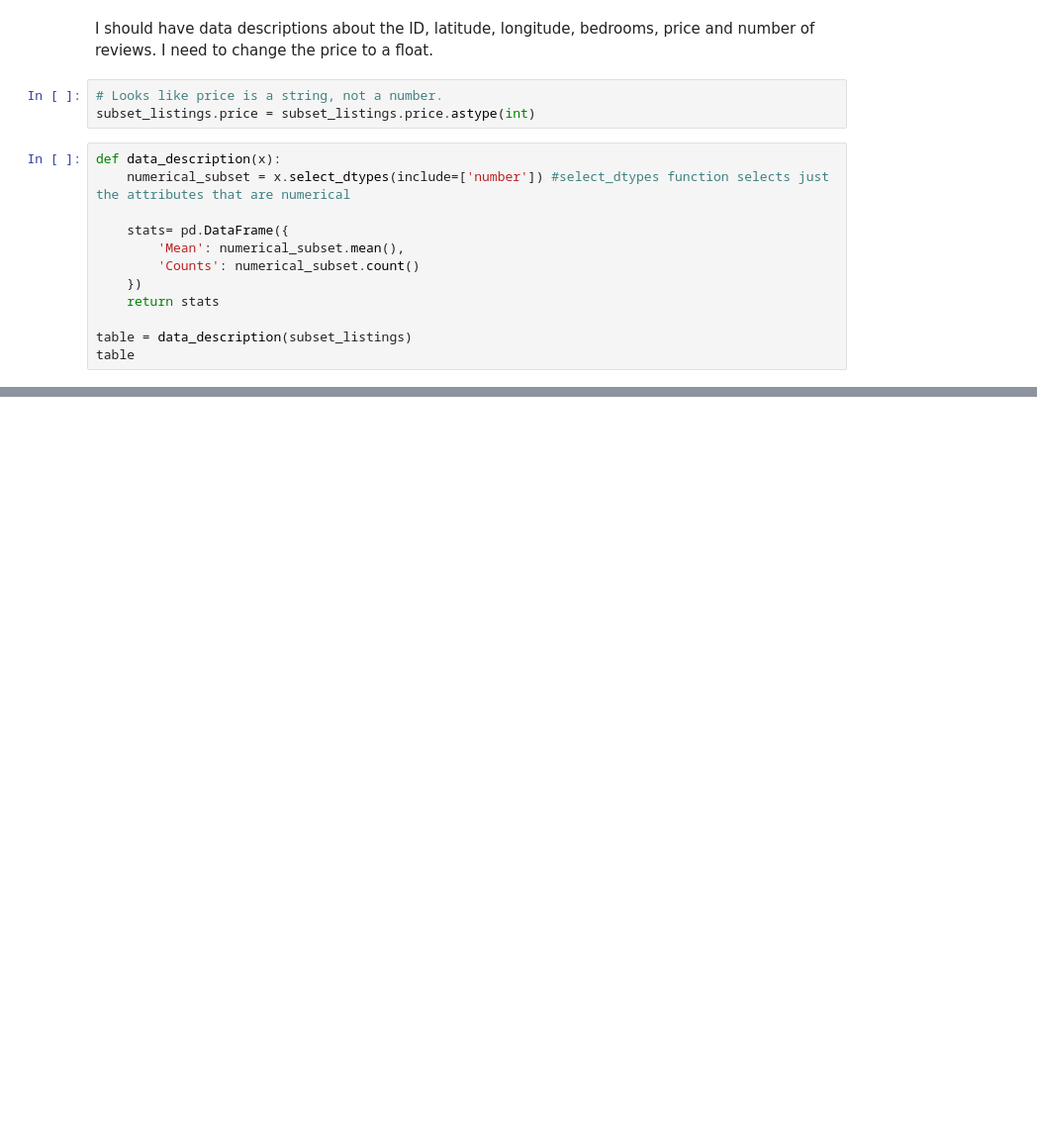
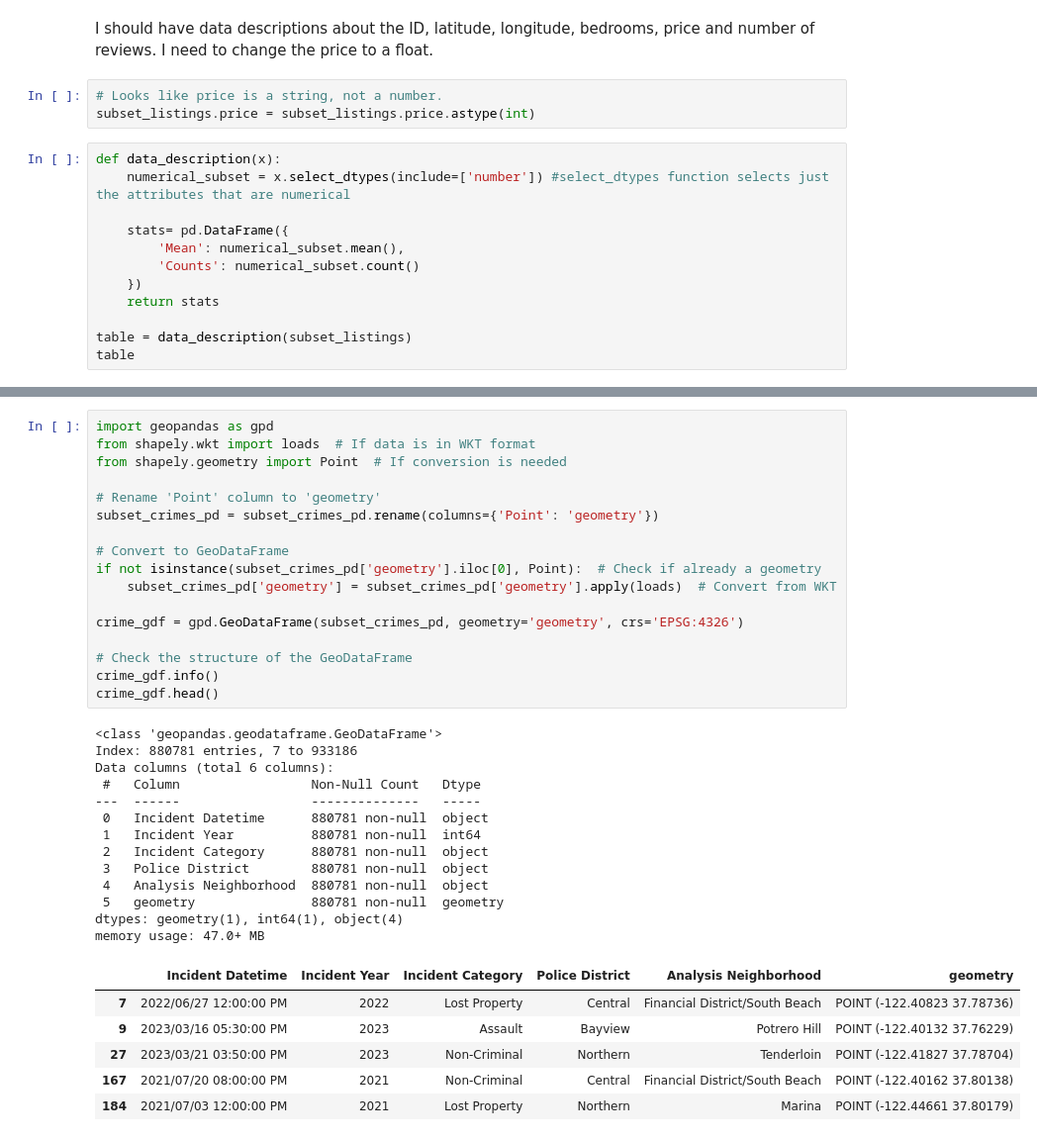
Before and after one commit to ejarrettt/Lab-Assignment-1, a Jupyter notebook: UA_Assignment_1.ipynb, the cells around one changed output, grey strips where cells are left out. Shown at 99% size. Cells and saved outputs as stored; diff of their text form; blank space fills up the shorter version.

```diff
--- a/UA_Assignment_1.ipynb
+++ b/UA_Assignment_1.ipynb
@@ -770,0 +899,37 @@ Now is your turn to find, read, process and then make a comprehensive descriptiv
+# %%
+import geopandas as gpd
+from shapely.wkt import loads  # If data is in WKT format
+from shapely.geometry import Point  # If conversion is needed
+
+# Rename 'Point' column to 'geometry'
+subset_crimes_pd = subset_crimes_pd.rename(columns={'Point': 'geometry'})
+
+# Convert to GeoDataFrame
+if not isinstance(subset_crimes_pd['geometry'].iloc[0], Point):  # Check if already a geometry
+    subset_crimes_pd['geometry'] = subset_crimes_pd['geometry'].apply(loads)  # Convert from WKT
+
+crime_gdf = gpd.GeoDataFrame(subset_crimes_pd, geometry='geometry', crs='EPSG:4326')
+
+# Check the structure of the GeoDataFrame
+crime_gdf.info()
+crime_gdf.head()
+# %% [output]
+<class 'geopandas.geodataframe.GeoDataFrame'>
+Index: 880781 entries, 7 to 933186
+Data columns (total 6 columns):
+ #   Column                 Non-Null Count   Dtype
+---  ------                 --------------   -----
+ 0   Incident Datetime      880781 non-null  object
+ 1   Incident Year          880781 non-null  int64
+ 2   Incident Category      880781 non-null  object
+ 3   Police District        880781 non-null  object
+ 4   Analysis Neighborhood  880781 non-null  object
+ 5   geometry               880781 non-null  geometry
+dtypes: geometry(1), int64(1), object(4)
+memory usage: 47.0+ MB
+|  | Incident Datetime | Incident Year | Incident Category | Police District | Analysis Neighborhood | geometry |
+| 7 | 2022/06/27 12:00:00 PM | 2022 | Lost Property | Central | Financial District/South Beach | POINT (-122.40823 37.78736) |
+| 9 | 2023/03/16 05:30:00 PM | 2023 | Assault | Bayview | Potrero Hill | POINT (-122.40132 37.76229) |
+| 27 | 2023/03/21 03:50:00 PM | 2023 | Non-Criminal | Northern | Tenderloin | POINT (-122.41827 37.78704) |
+| 167 | 2021/07/20 08:00:00 PM | 2021 | Non-Criminal | Central | Financial District/South Beach | POINT (-122.40162 37.80138) |
+| 184 | 2021/07/03 12:00:00 PM | 2021 | Lost Property | Northern | Marina | POINT (-122.44661 37.80179) |
```
Also changed, not shown: parts of 128 cells of this notebook.
